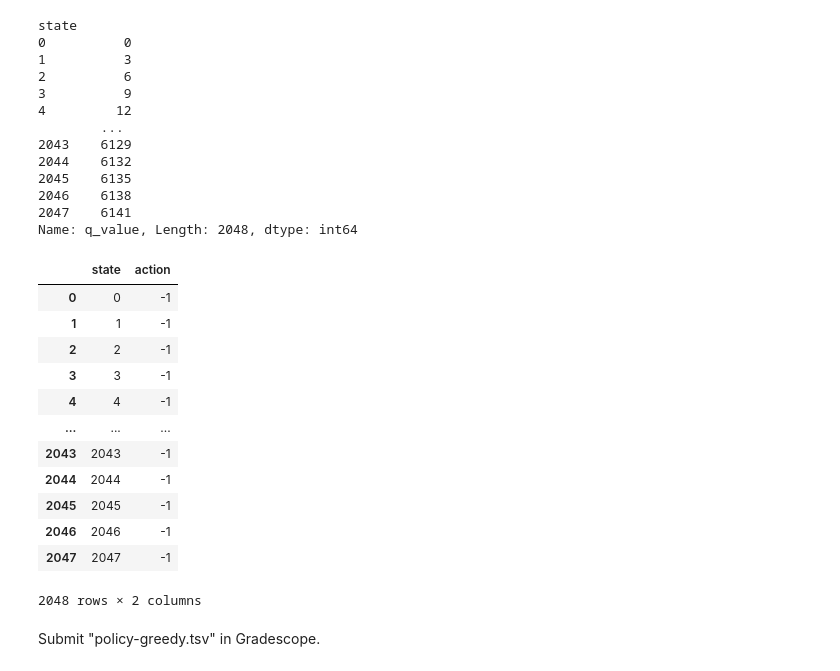
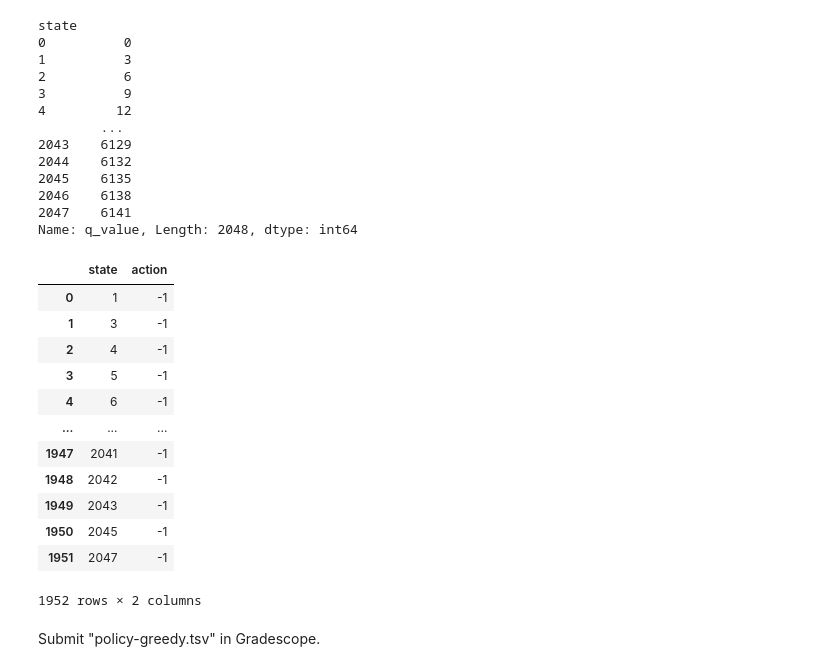
Before and after one commit to calebhadley1/AI_in_the_Field_Coursework, a Jupyter notebook: Week 8/project.ipynb, the cells around one changed output. Cells and saved outputs as stored; diff of their text form; code cells hidden in the pictures.

```diff
--- a/Week 8/project.ipynb
+++ b/Week 8/project.ipynb
@@ -402,29 +402,34 @@ state
 2046    6138
 2047    6141
 Name: q_value, Length: 2048, dtype: int64
-# %%
-q4_best_rows = q_table.groupby('state')['q_value'].idxmax()
-
-policy_greedy_df = (
-    q_table.loc[q4_best_rows, ['state', 'action']]
-    .sort_values("state")
-    .reset_index(drop=True)
-)
-policy_greedy_df
-# %% [output]
-|  | state | action |
-| 0 | 0 | -1 |
-| 1 | 1 | -1 |
-| 2 | 2 | -1 |
-| 3 | 3 | -1 |
-| 4 | 4 | -1 |
-| ... | ... | ... |
-| 2043 | 2043 | -1 |
-| 2044 | 2044 | -1 |
-| 2045 | 2045 | -1 |
-| 2046 | 2046 | -1 |
-| 2047 | 2047 | -1 |
-2048 rows × 2 columns
+# %%
+# I was facing an issue where we sample in part 2/3. Therefore we dont always visit
+# all states. In creating this DF we need to only record the visited states
+# or autograder will fail
+visited_states = q_greedy_df['curr_state'].unique()
+visited_q_table = q_table[q_table['state'].isin(visited_states)]
+q4_best_rows = visited_q_table.groupby('state')['q_value'].idxmax()
+
+policy_greedy_df = (
+    visited_q_table.loc[q4_best_rows, ['state', 'action']]
+    .sort_values("state")
+    .reset_index(drop=True)
+)
+policy_greedy_df
+# %% [output]
+|  | state | action |
+| 0 | 1 | -1 |
+| 1 | 3 | -1 |
+| 2 | 4 | -1 |
+| 3 | 5 | -1 |
+| 4 | 6 | -1 |
+| ... | ... | ... |
+| 1947 | 2041 | -1 |
+| 1948 | 2042 | -1 |
+| 1949 | 2043 | -1 |
+| 1950 | 2045 | -1 |
+| 1951 | 2047 | -1 |
+1952 rows × 2 columns
 # %% [markdown]
 Submit "policy-greedy.tsv" in Gradescope.
 # %%
```
Also changed, not shown: 1 other file.
